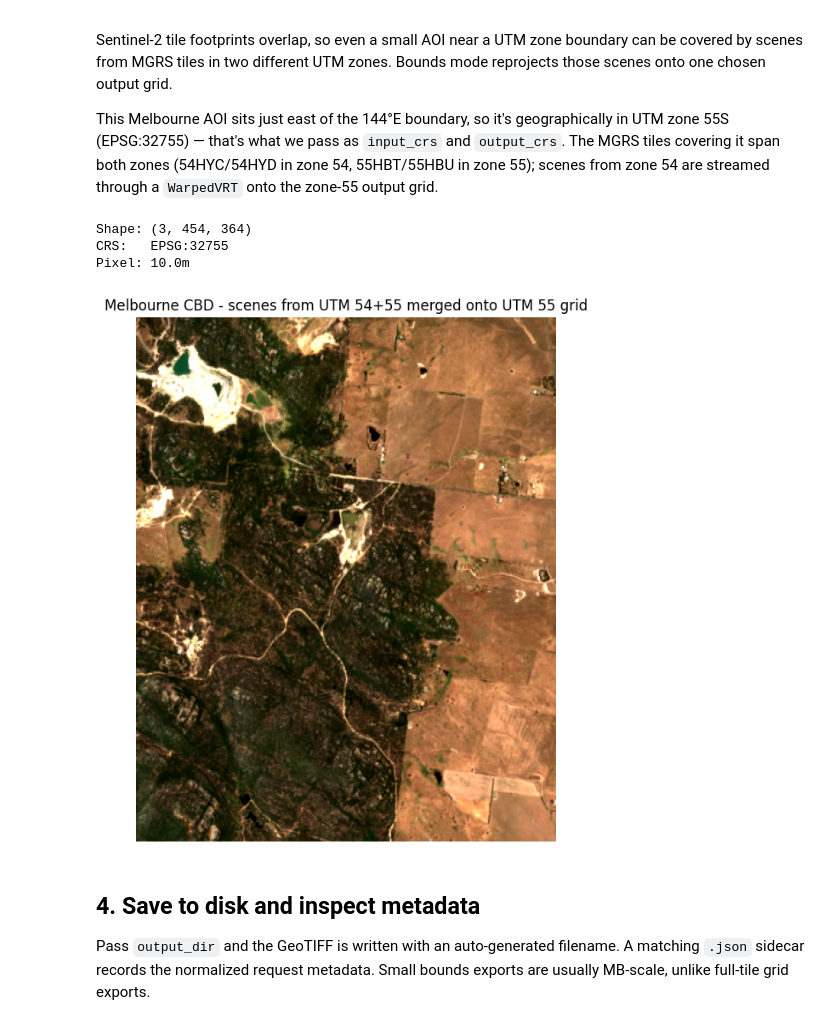
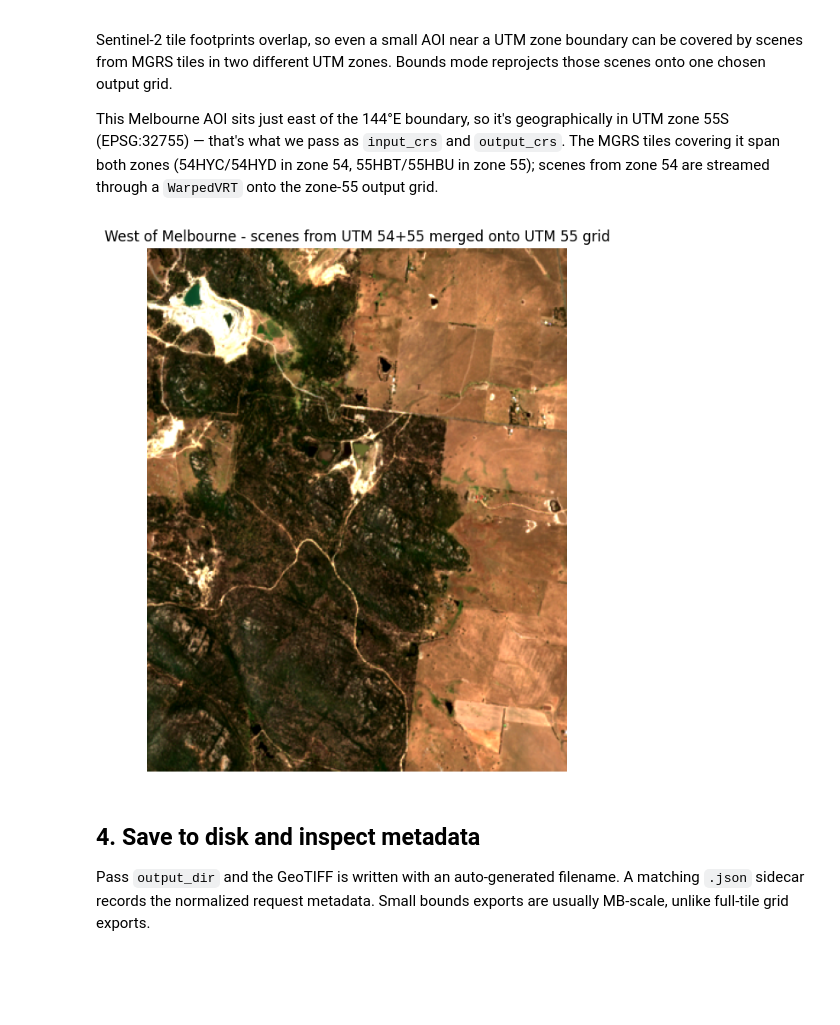
Before and after one commit to DPIRD-DMA/S2Mosaic, a Jupyter notebook: examples/Example use - bounds.ipynb, the cells around one changed output. Cells and saved outputs as stored; diff of their text form; code cells hidden in the pictures; blank space fills up the shorter version.

```diff
--- a/examples/Example use - bounds.ipynb
+++ b/examples/Example use - bounds.ipynb
@@ -100,7 +99,8 @@ Sentinel-2 tile footprints overlap, so even a small AOI near a UTM zone boundary
 
 This Melbourne AOI sits just east of the 144°E boundary, so it's geographically in UTM zone 55S (EPSG:32755) — that's what we pass as `input_crs` and `output_crs`. The MGRS tiles covering it span both zones (54HYC/54HYD in zone 54, 55HBT/55HBU in zone 55); scenes from zone 54 are streamed through a `WarpedVRT` onto the zone-55 output grid.
 # %%
-# ~3.6km x 4.5km AOI in central Melbourne, near the UTM 54/55 zone boundary.
+# ~3.6km x 4.5km AOI west of Melbourne (Werribee area),
+# near the UTM 54/55 zone boundary.
 # UTM zone 55S (EPSG:32755) metres.
 cross_bounds = (273370, 5796260, 277010, 5800800)
 
@@ -112,26 +112,21 @@ array, profile = mosaic(
     start_month=1,
     duration_months=1,
     bands=["B04", "B03", "B02"],
-    mosaic_method="percentile",
-    percentile=50,
+    mosaic_method="median",
     show_progress=True,
 )
 
 print(f"Shape: {array.shape}")
 print(f"CRS:   {profile['crs']}")
 print(f"Pixel: {profile['transform'].a}m")
-# %% [output]
-Shape: (3, 454, 364)
-CRS:   EPSG:32755
-Pixel: 10.0m
 # %%
 plot_rgb(
     array,
-    "Melbourne CBD - scenes from UTM 54+55 merged onto UTM 55 grid",
+    "West of Melbourne - scenes from UTM 54+55 merged onto UTM 55 grid",
     figsize=(8, 8),
 )
 # %% [output]
-[figure, old version]
+[figure, new version]
 # %% [markdown]
 ## 4. Save to disk and inspect metadata
 
```
Also changed, not shown: parts of 1 cell of this notebook, 1 other file.
